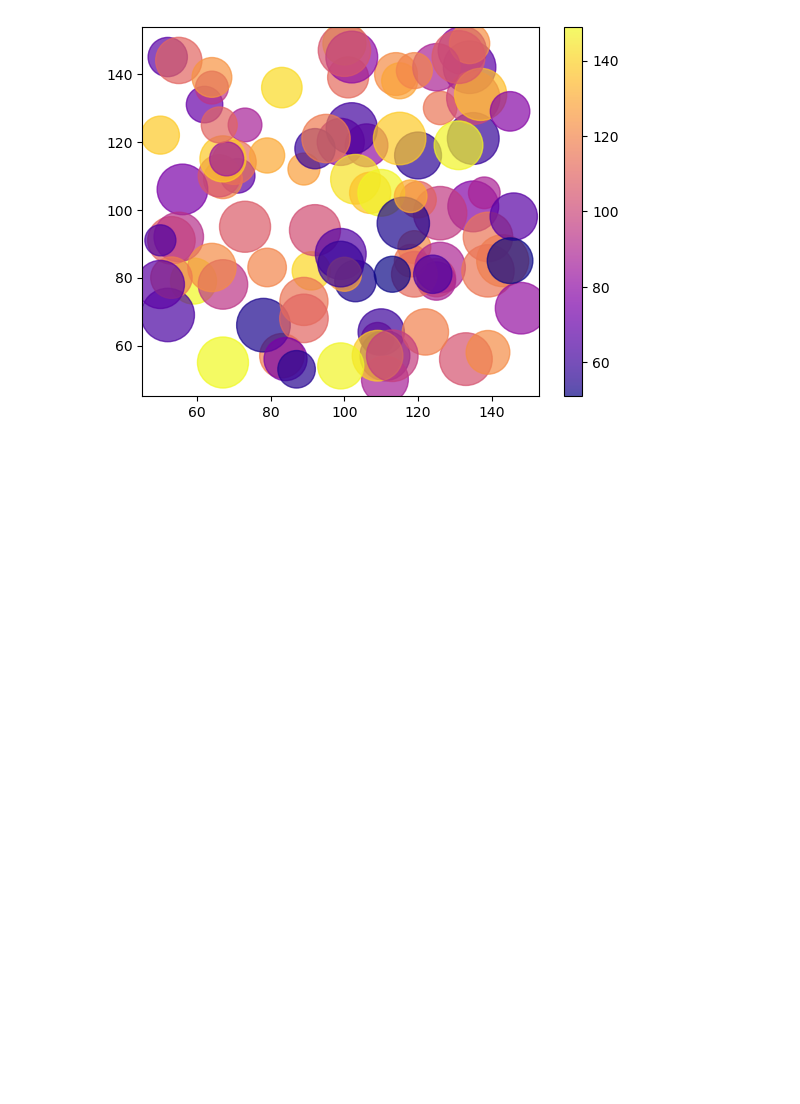
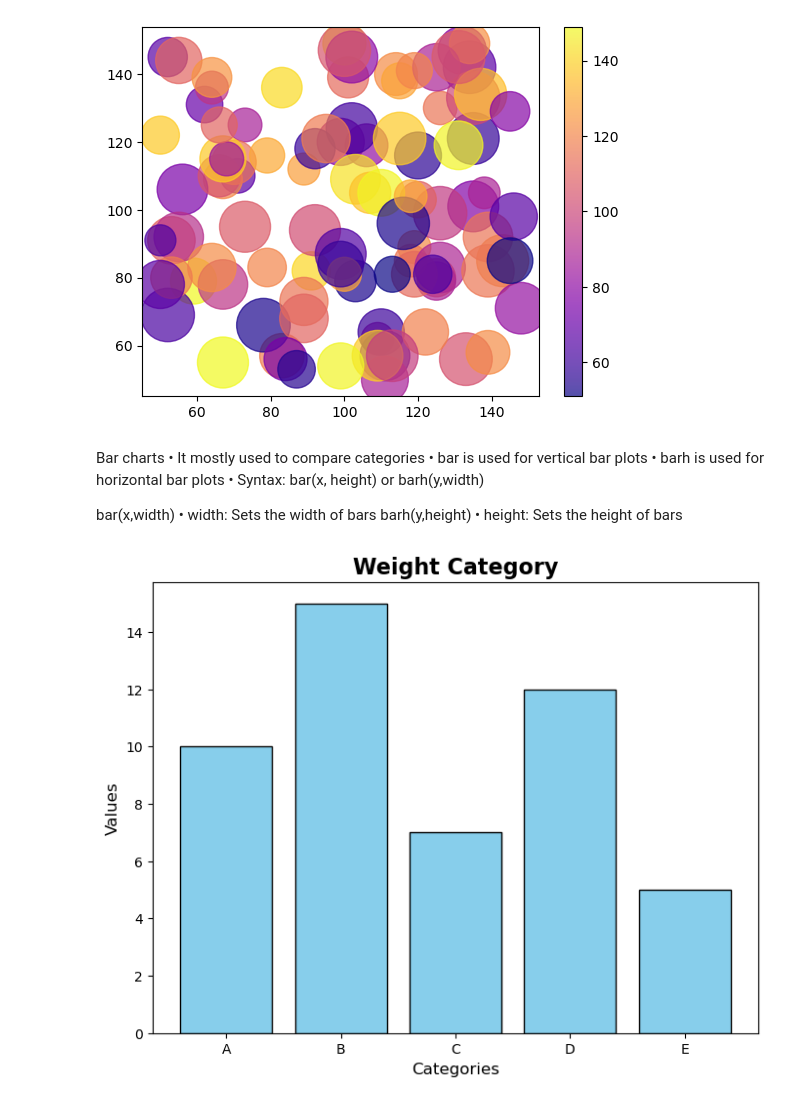
Before and after one commit to abhinavteja2005/Python-lab, a Jupyter notebook: Python lab 3/multiple_plots.ipynb, the cells around one changed output. Saved outputs shown, nothing was run; the diff lists cells and outputs as text; code cells hidden in the pictures; blank space fills up the shorter version.

Commit message:
Added Bar Chart, Pie Plot, Histogram and Box Plot

```diff
--- a/Python lab 3/multiple_plots.ipynb
+++ b/Python lab 3/multiple_plots.ipynb
@@ -161,3 +161,14 @@ plt.colorbar()
 plt.show()
 # %% [output]
 [figure]
+# %% [markdown]
+Bar charts
+ • It mostly used to compare categories
+ • bar is used for vertical bar plots
+ • barh is used for horizontal bar plots
+ • Syntax: bar(x, height) or barh(y,width)
+
+bar(x,width)
+ • width: Sets the width of bars
+ barh(y,height)
+ • height: Sets the height of bars
@@ -163,0 +179,17 @@ plt.show()
+# %%
+categories = ['A', 'B', 'C', 'D', 'E'] # Weigth Categories on the x-axis
+values = [10, 15, 7, 12, 5]  # Number of students in each weight category
+fig = plt.figure(figsize=(8,6)) #fig, ax = plt.subplots(figsize=(8, 6))
+ax = fig.add_subplot(1,1,1)
+
+# Create a bar chart
+ax.bar(categories, values, color='skyblue', edgecolor='black')
+
+# Set the title and axis labels
+ax.set_title('Weight Category', fontsize=16, fontweight='bold')
+ax.set_xlabel('Categories', fontsize=12)
+ax.set_ylabel('Values', fontsize=12)
+
+plt.show()
+# %% [output]
+[figure, added]
```
Also changed, not shown: parts of 9 cells of this notebook.
